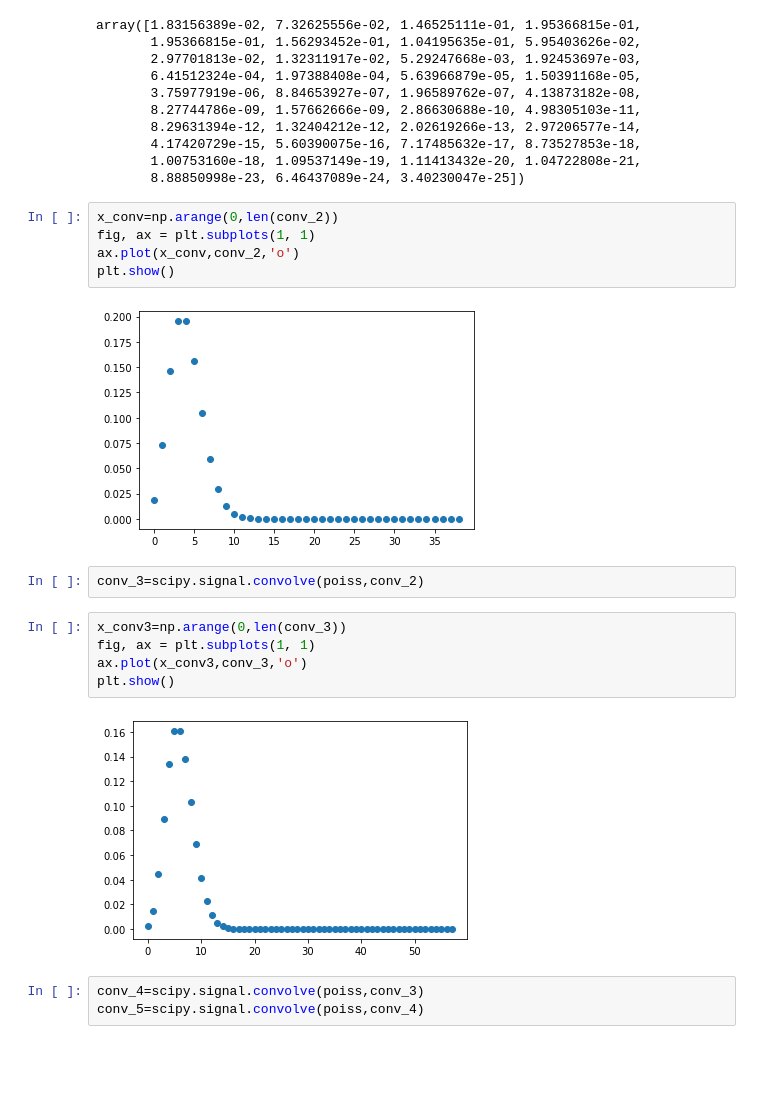
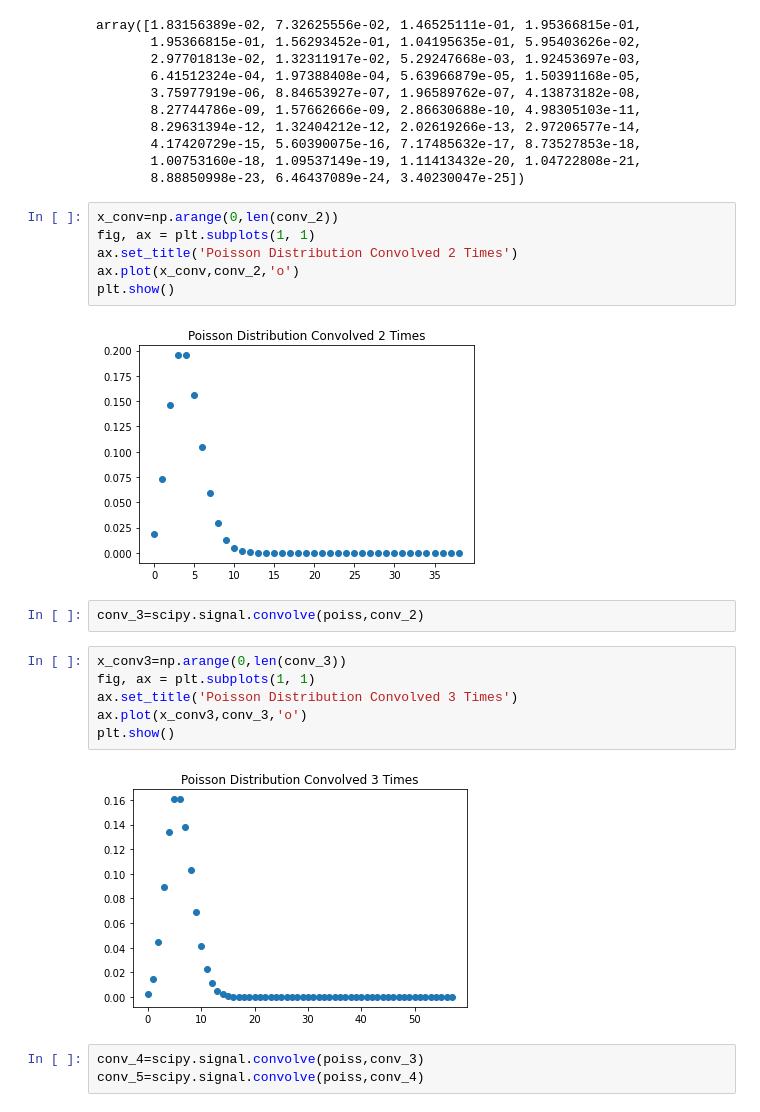
Before and after one commit to jaides26/Phys-434, a Jupyter notebook: Lab#2.ipynb, the cells around one changed output. Drawn from its saved outputs; the diff is of its cells as text; blank space fills up the shorter version.

```diff
--- a/Lab#2.ipynb
+++ b/Lab#2.ipynb
@@ -37,19 +39,21 @@ array([1.83156389e-02, 7.32625556e-02, 1.46525111e-01, 1.95366815e-01,
 # %%
 x_conv=np.arange(0,len(conv_2))
 fig, ax = plt.subplots(1, 1)
+ax.set_title('Poisson Distribution Convolved 2 Times')
 ax.plot(x_conv,conv_2,'o')
 plt.show()
 # %% [output]
-[figure, old version]
+[figure, new version]
 # %%
 conv_3=scipy.signal.convolve(poiss,conv_2)
 # %%
 x_conv3=np.arange(0,len(conv_3))
 fig, ax = plt.subplots(1, 1)
+ax.set_title('Poisson Distribution Convolved 3 Times')
 ax.plot(x_conv3,conv_3,'o')
 plt.show()
 # %% [output]
-[figure, old version]
+[figure, new version]
 # %%
 conv_4=scipy.signal.convolve(poiss,conv_3)
 conv_5=scipy.signal.convolve(poiss,conv_4)
```
Also changed, not shown: parts of 47 cells of this notebook.
